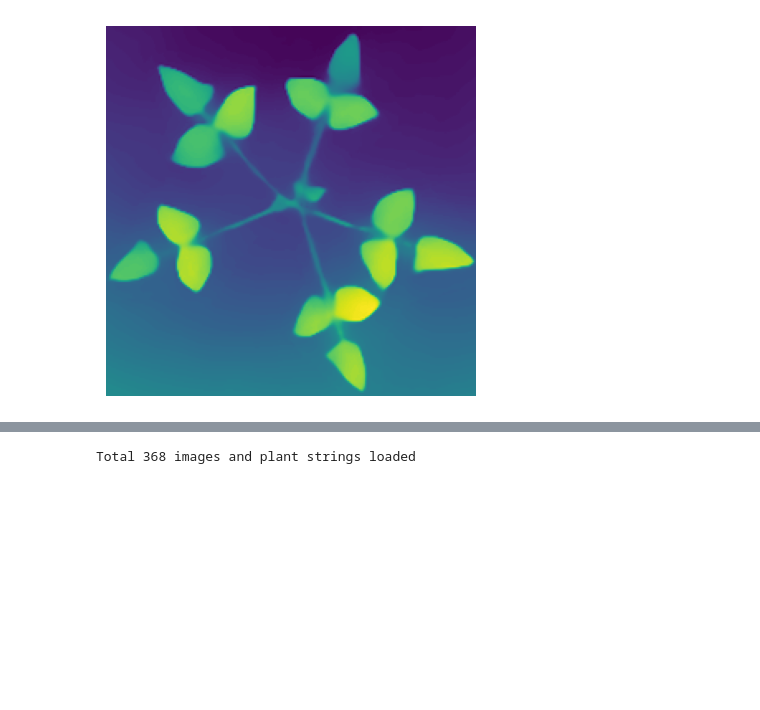
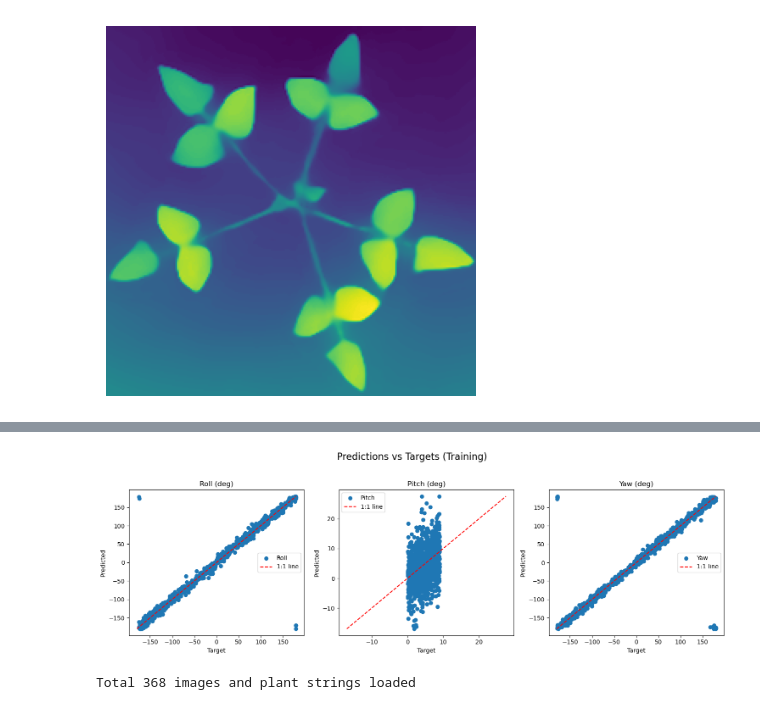
Before and after one commit to GEMINI-Breeding/Image2PlantArchitecture, a Jupyter notebook: src/test_regression_quat.ipynb, the cells around one changed output, grey strips where cells are left out. Cells and saved outputs as stored; diff of their text form; code cells hidden in the pictures; blank space fills up the shorter version.

```diff
--- a/src/test_regression_quat.ipynb
+++ b/src/test_regression_quat.ipynb
@@ -237,3 +220,38 @@ plt.show()
+# %%
+from utils import quaternion_to_euler
+import matplotlib.pyplot as plt
+import numpy as np
+
+# Convert quaternions to Euler angles
+first_vec_target_euler = np.array([quaternion_to_euler(q, degrees=True) for q in first_vec_target])
+first_vec_pred_euler = np.array([quaternion_to_euler(q, degrees=True) for q in first_vec_pred])
+
+def plot_subplot(ax, target, pred, index, label):
+    min_val = min(np.min(target[:, index]), np.min(pred[:, index]))
+    max_val = max(np.max(target[:, index]), np.max(pred[:, index]))
+    ax.scatter(target[:, index], pred[:, index], label=label)
+    ax.plot([min_val, max_val], [min_val, max_val], 'r--', label="1:1 line")
+    ax.legend()
+    ax.set_title(f"{label} (deg)")
+    ax.set_ylabel("Predicted")
+    ax.set_xlabel("Target")
+
+# Create a 1x3 subplots
+fig, axes = plt.subplots(1, 3, figsize=(15, 5))
+
+# Plot each subplot
+plot_subplot(axes[0], first_vec_target_euler, first_vec_pred_euler, 0, "Roll")
+plot_subplot(axes[1], first_vec_target_euler, first_vec_pred_euler, 1, "Pitch")
+plot_subplot(axes[2], first_vec_target_euler, first_vec_pred_euler, 2, "Yaw")
+
+# Add a figure title
+fig.suptitle("Predictions vs Targets (Training)", fontsize=16)
+
+# Adjust layout
+plt.tight_layout(rect=[0, 0, 1, 0.95])
+plt.show()
+# %% [output]
+[figure, added]
 # %%
 from torch.utils.data import DataLoader
 from tqdm import tqdm
```
Also changed, not shown: parts of 7 cells of this notebook, 8 other files.
